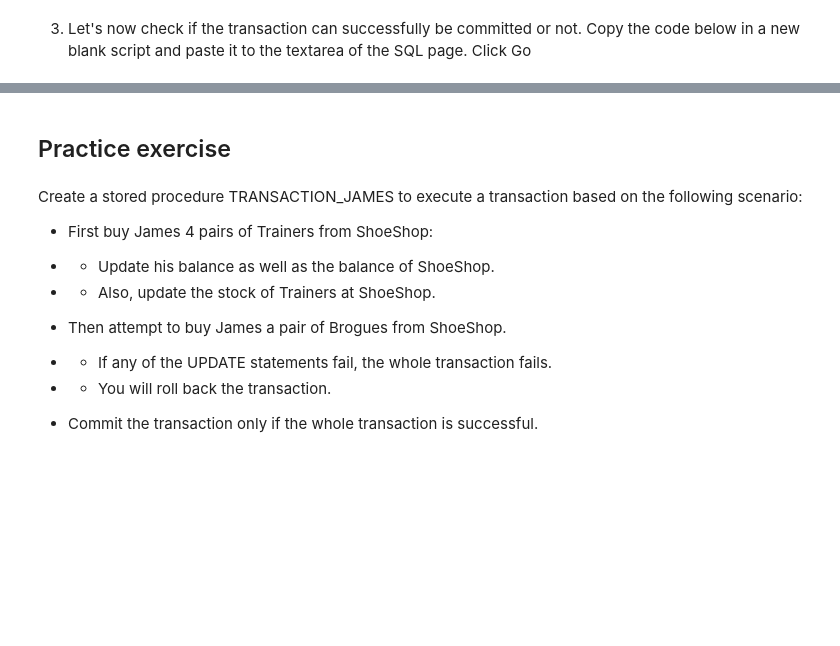
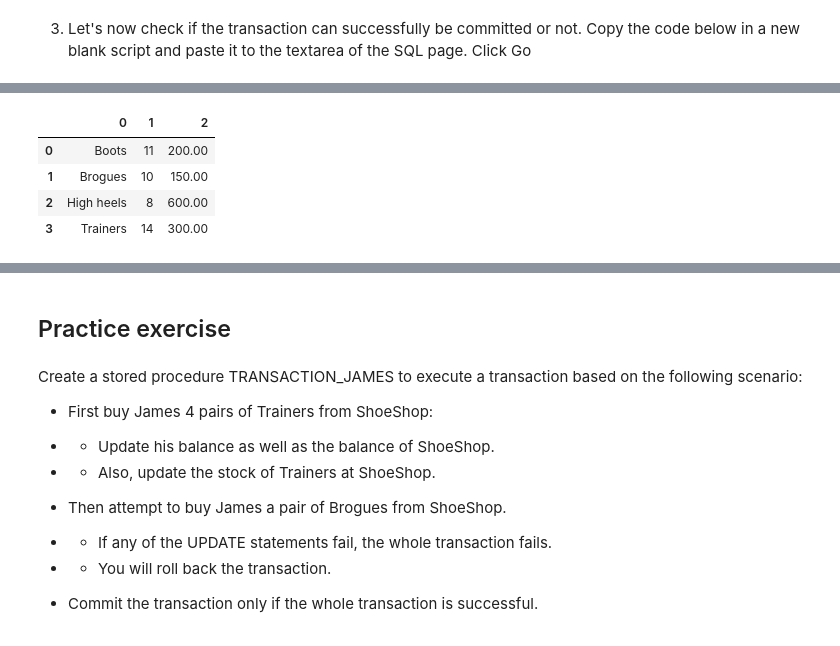
Before and after one commit to tranttha/IBM-DS-Course, a Jupyter notebook: Course 6 Db and SQL /Module 6 /6.1 Views, Stored Procedures, and Transactions/1.3 Commiting and Rolling back a Transaction.ipynb, the cells around one changed output, grey strips where cells are left out. Cells and saved outputs as stored; diff of their text form; code cells hidden in the pictures; blank space fills up the shorter version.

```diff
--- a/Course 6 Db and SQL /Module 6 /6.1 Views, Stored Procedures, and Transactions/1.3 Commiting and Rolling back a Transaction.ipynb
+++ b/Course 6 Db and SQL /Module 6 /6.1 Views, Stored Procedures, and Transactions/1.3 Commiting and Rolling back a Transaction.ipynb
@@ -89,0 +182,17 @@ END; '''
+# %%
+conn = get_db_connection()
+cursor = conn.cursor()
+cursor.execute(select2)
+repsn = cursor.fetchall()
+reps_df = pd.DataFrame(repsn)
+
+conn.commit()
+cursor.close()
+conn.close()
+reps_df
+# %% [output]
+|  | 0 | 1 | 2 |
+| 0 | Boots | 11 | 200.00 |
+| 1 | Brogues | 10 | 150.00 |
+| 2 | High heels | 8 | 600.00 |
+| 3 | Trainers | 14 | 300.00 |
```
Also changed, not shown: parts of 22 cells of this notebook, 2 other files.
